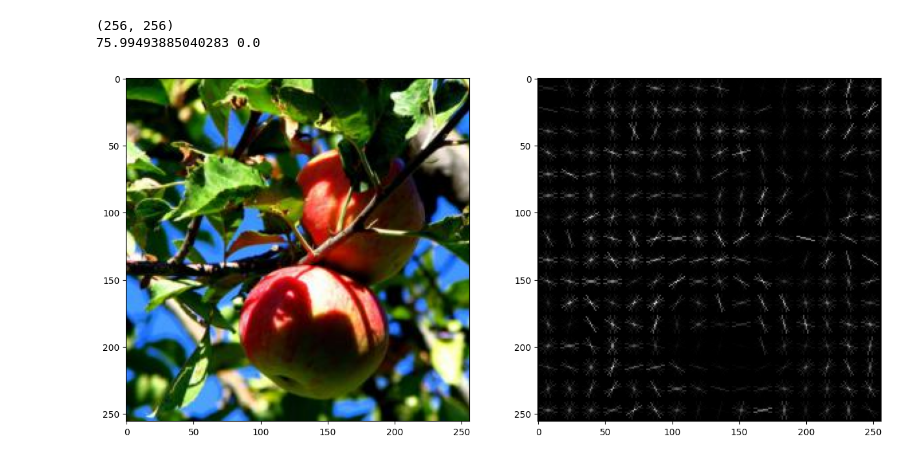
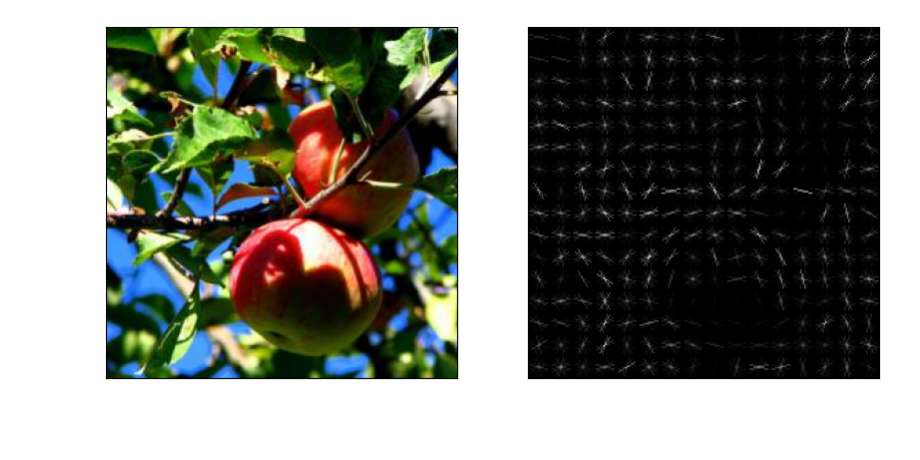
Before and after one commit to zukangy/Snack-classification-with-feature-vectors, a Jupyter notebook: hop_visualization.ipynb, the cells around one changed output. Drawn from its saved outputs; the diff is of its cells as text; code cells hidden in the pictures; blank space fills up the shorter version.

Commit message:
Added more visuals

```diff
--- a/hop_visualization.ipynb
+++ b/hop_visualization.ipynb
@@ -5,8 +5,8 @@ from utils.snack_dataset import SnackDataset
 # %%
 snacks = SnackDataset()
 # %%
-target_imgs = {"waffle": 6,
+target_imgs = {"Waffle": 6,
                "Apple": 15,
-               "Hto dog": 7,
+               "Hot dog": 7,
                "Popcorn": 3,
                "Ice cream": 17}
@@ -13,24 +15,25 @@ target_imgs = {"waffle": 6,
+# %%
+def plot_feature_vector(img, feature):
+    plt.figure(figsize=(10, 5))
+    plt.subplot(1, 2, 1)
+    plt.imshow(img, cmap='gray')
+    plt.xticks(ticks=[])
+    plt.yticks(ticks=[])
+
+    plt.subplot(1, 2, 2)
+    plt.imshow(feature, cmap='gray')
+    plt.xticks(ticks=[])
+    plt.yticks(ticks=[])
+    plt.show()
 # %%
-snacks = SnackDataset()
 waffle_label = snacks.reverse_label_mapping('Apple')
 images = list(snacks.get_images_by_label(waffle_label))
 img, label = images[target_imgs['Apple']]
 
 hog = HOG(img)
 hog_image = hog.hog_image
 hog_image_rescaled = hog.hog_image_rescaled
 
-print(hog_image.shape)
-print(hog_image.max(), hog_image.min())
+plot_feature_vector(img, hog_image)
 # %% [output]
-(256, 256)
-75.99493885040283 0.0
+[figure, added]
-# %%
-plt.figure(figsize=(15, 10))
-plt.subplot(1, 2, 1)
-plt.imshow(img, cmap='gray')
-plt.subplot(1, 2, 2)
-plt.imshow(hog_image, cmap='gray')
-plt.show()
-# %% [output]
-[figure, removed]
```
Also changed, not shown: parts of 5 cells of this notebook.
